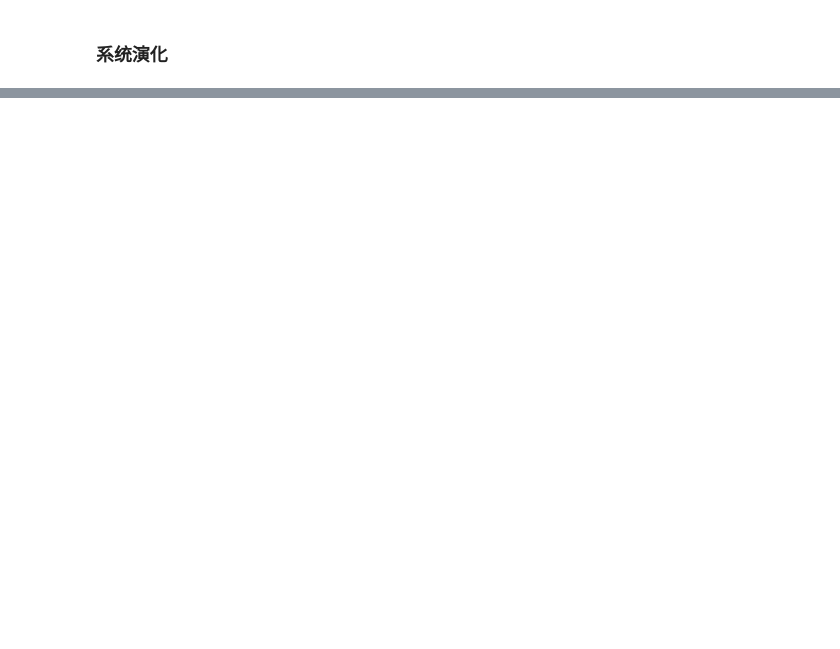
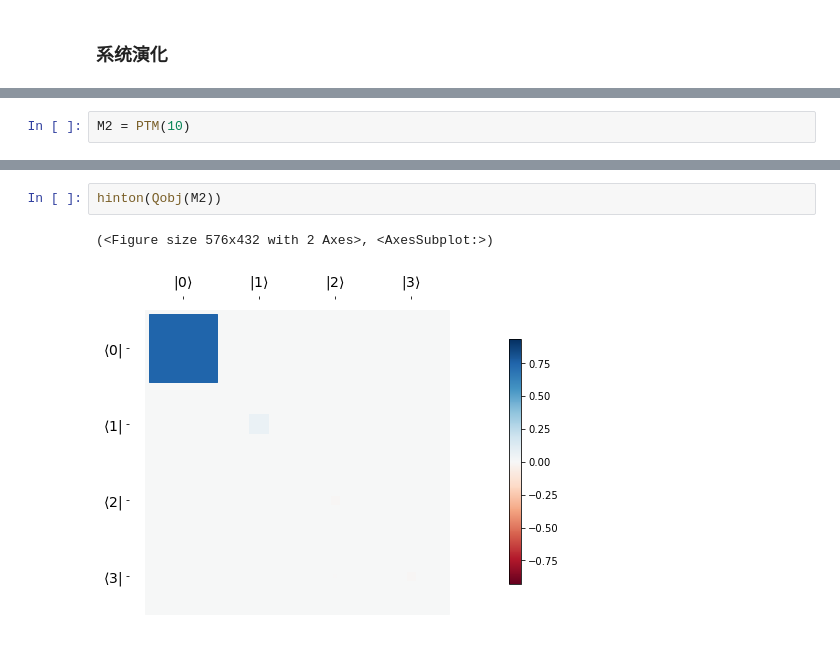
Before and after one commit to mantianxing-tiga/git-demo, a Jupyter notebook: cat qubit/code/Kerr_nonlinear_resonator.ipynb, the cells around one changed output, grey strips where cells are left out. Cells and saved outputs as stored; diff of their text form; blank space fills up the shorter version.

```diff
--- a/cat qubit/code/Kerr_nonlinear_resonator.ipynb
+++ b/cat qubit/code/Kerr_nonlinear_resonator.ipynb
@@ -153,0 +196,2 @@ Quantum object: dims = [[2], [2]], shape = (2, 2), type = oper, isherm = False\b
+# %%
+M2 = PTM(10)
@@ -153,0 +203,5 @@ Quantum object: dims = [[2], [2]], shape = (2, 2), type = oper, isherm = False\b
+# %%
+hinton(Qobj(M2))
+# %% [output]
+(<Figure size 576x432 with 2 Axes>, <AxesSubplot:>)
+[figure, added]
```
Also changed, not shown: parts of 10 cells of this notebook.
